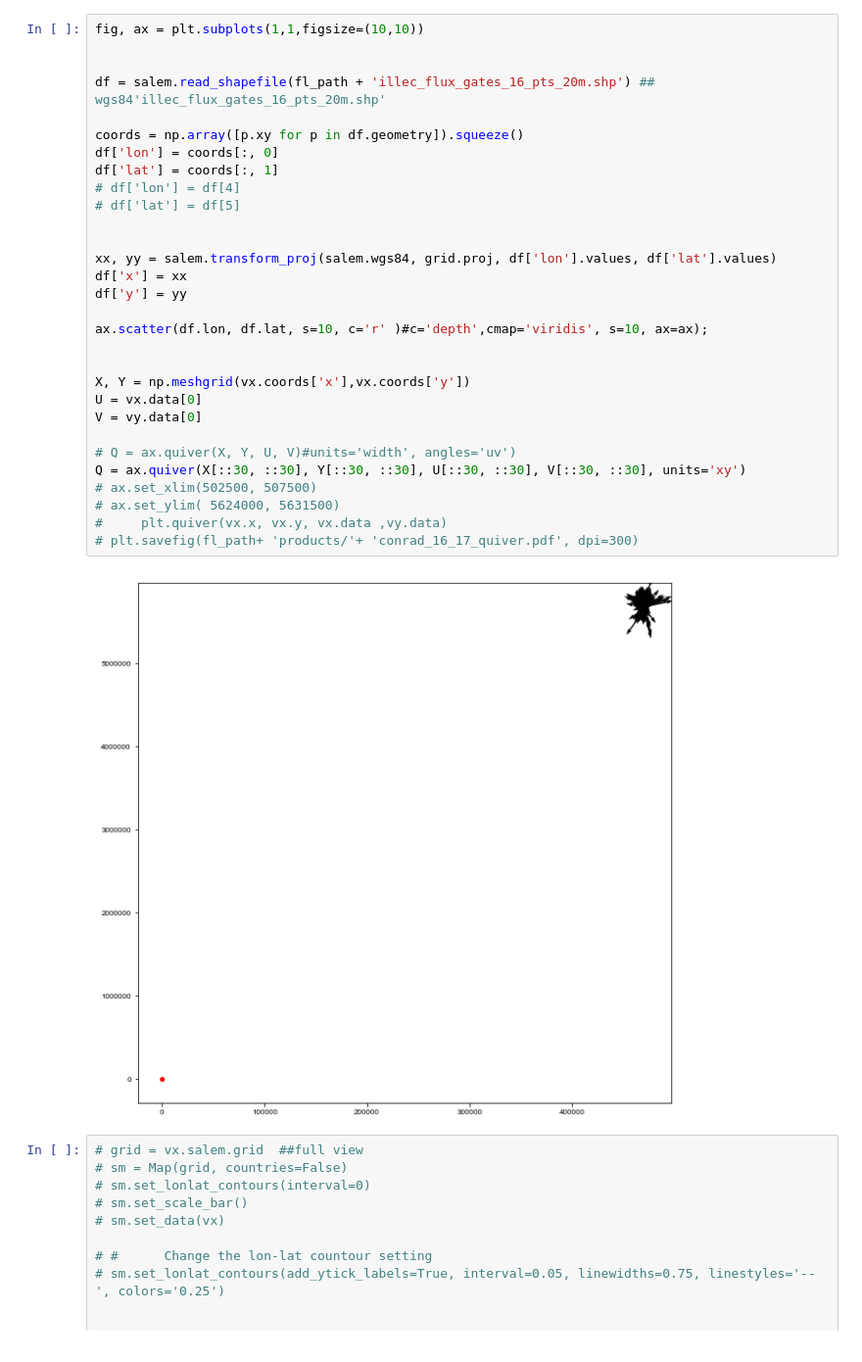
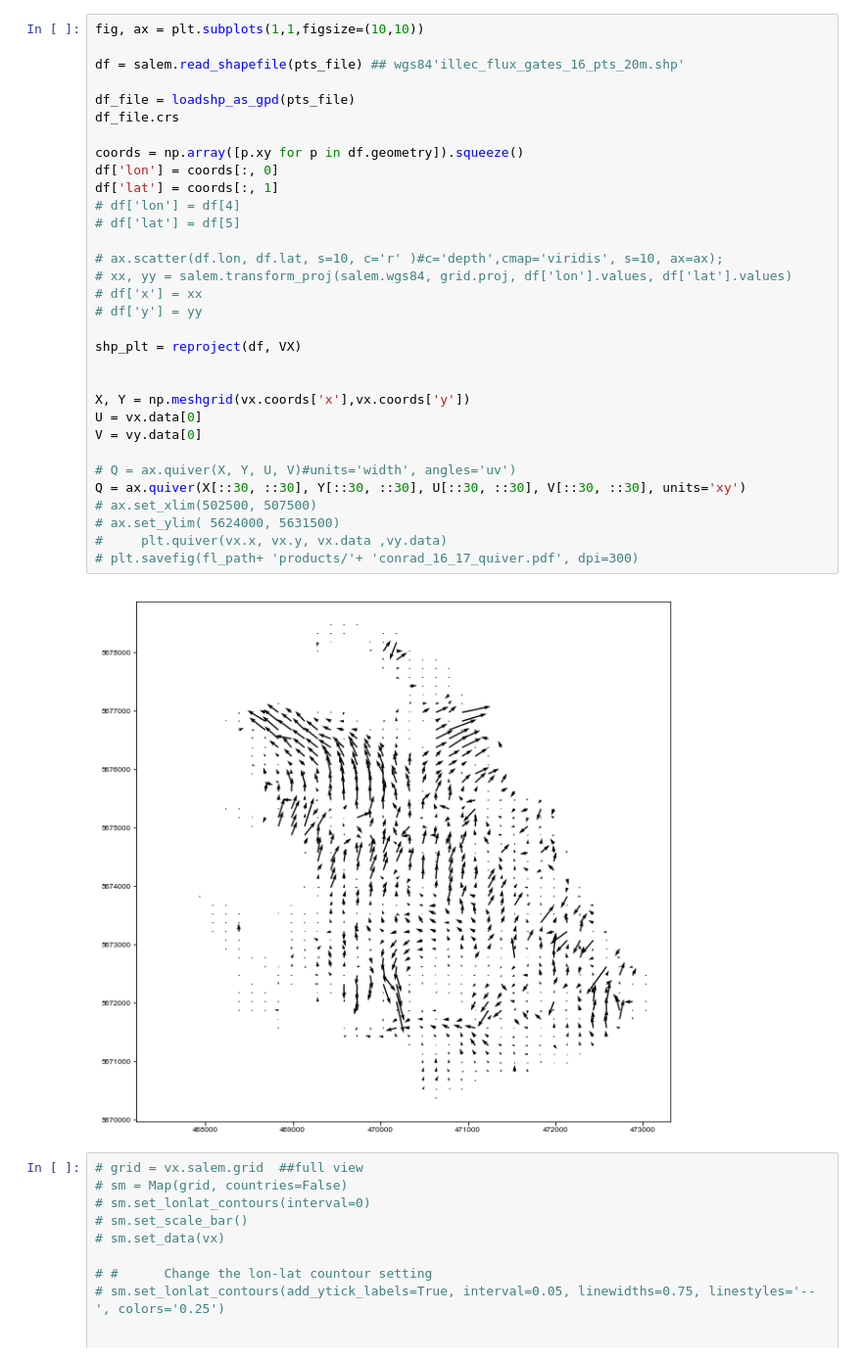
Before and after one commit to bpelto/ice_dynamics, a Jupyter notebook: flux_gate_velocity-Illecillewaet.ipynb, the cells around one changed output. Shown at 98% size. Cells and saved outputs as stored; diff of their text form.

```diff
--- a/flux_gate_velocity-Illecillewaet.ipynb
+++ b/flux_gate_velocity-Illecillewaet.ipynb
@@ -126,35 +163,37 @@ len(gpr.data[gpr.data==0.000])
 # %%
 fig, ax = plt.subplots(1,1,figsize=(10,10))
 
+df = salem.read_shapefile(pts_file) ## wgs84'illec_flux_gates_16_pts_20m.shp'
 
-df = salem.read_shapefile(fl_path + 'illec_flux_gates_16_pts_20m.shp') ## wgs84'illec_flux_gates_16_pts_20m.shp'
+df_file = loadshp_as_gpd(pts_file)
+df_file.crs
 
 coords = np.array([p.xy for p in df.geometry]).squeeze()
 df['lon'] = coords[:, 0]
 df['lat'] = coords[:, 1]
 # df['lon'] = df[4]
 # df['lat'] = df[5]
 
+# ax.scatter(df.lon, df.lat, s=10, c='r' )#c='depth',cmap='viridis', s=10, ax=ax);
+# xx, yy = salem.transform_proj(salem.wgs84, grid.proj, df['lon'].values, df['lat'].values)
+# df['x'] = xx
+# df['y'] = yy
 
-xx, yy = salem.transform_proj(salem.wgs84, grid.proj, df['lon'].values, df['lat'].values)
-df['x'] = xx
-df['y'] = yy
-
-ax.scatter(df.lon, df.lat, s=10, c='r' )#c='depth',cmap='viridis', s=10, ax=ax);
+shp_plt = reproject(df, VX)
 
 
 X, Y = np.meshgrid(vx.coords['x'],vx.coords['y'])
 U = vx.data[0]
 V = vy.data[0]
 
 # Q = ax.quiver(X, Y, U, V)#units='width', angles='uv')
 Q = ax.quiver(X[::30, ::30], Y[::30, ::30], U[::30, ::30], V[::30, ::30], units='xy')
 # ax.set_xlim(502500, 507500)
 # ax.set_ylim( 5624000, 5631500)
 #     plt.quiver(vx.x, vx.y, vx.data ,vy.data)
 # plt.savefig(fl_path+ 'products/'+ 'conrad_16_17_quiver.pdf', dpi=300)
 # %% [output]
-[figure, old version]
+[figure, new version]
 # %%
 # grid = vx.salem.grid  ##full view
 # sm = Map(grid, countries=False)
```
Also changed, not shown: parts of 38 cells of this notebook.
